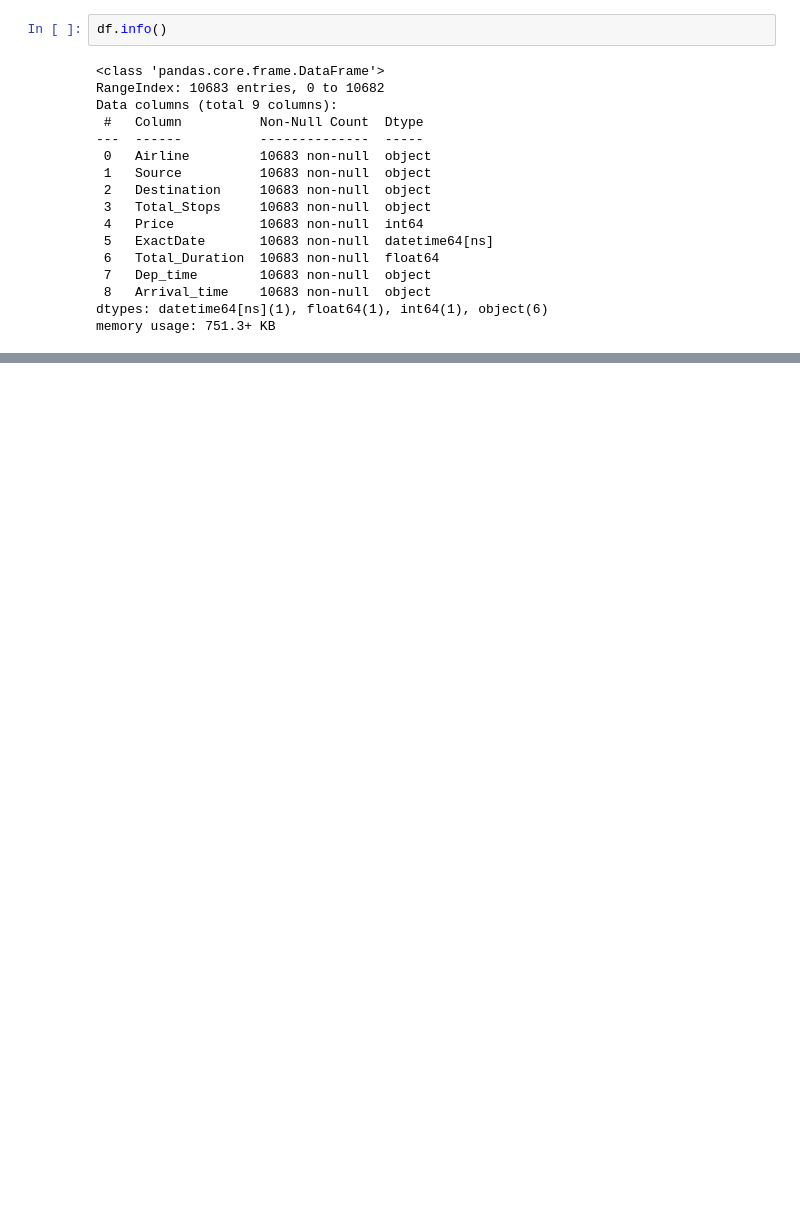
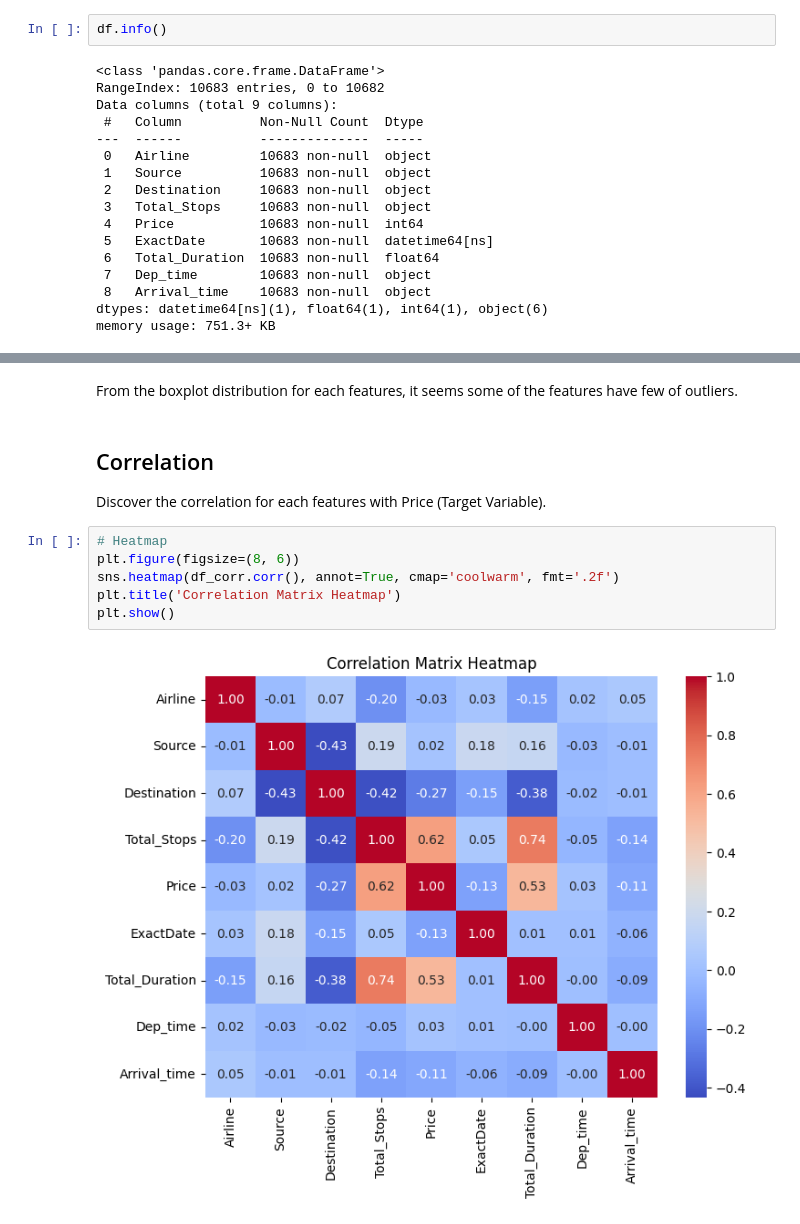
Before and after one commit to taychangjing/data-analysis-exploratory-projects, a Jupyter notebook: flight_price_pred/Untitled.ipynb, the cells around one changed output, grey strips where cells are left out. Cells and saved outputs as stored; diff of their text form; blank space fills up the shorter version.

```diff
--- a/flight_price_pred/Untitled.ipynb
+++ b/flight_price_pred/Untitled.ipynb
@@ -443,0 +171,12 @@ sns.relplot(data=df_ave, x="Average_Duration", y="Average_Price", hue="Route", k
+# %% [markdown]
+From the boxplot distribution for each features, it seems some of the features have few of outliers.
+# %% [markdown]
+<h2>Correlation</h2> Discover the correlation for each features with Price (Target Variable).
+# %%
+# Heatmap
+plt.figure(figsize=(8, 6))
+sns.heatmap(df_corr.corr(), annot=True, cmap='coolwarm', fmt='.2f')
+plt.title('Correlation Matrix Heatmap')
+plt.show()
+# %% [output]
+[figure, added]
```
Also changed, not shown: parts of 49 cells of this notebook, 1 other file.
